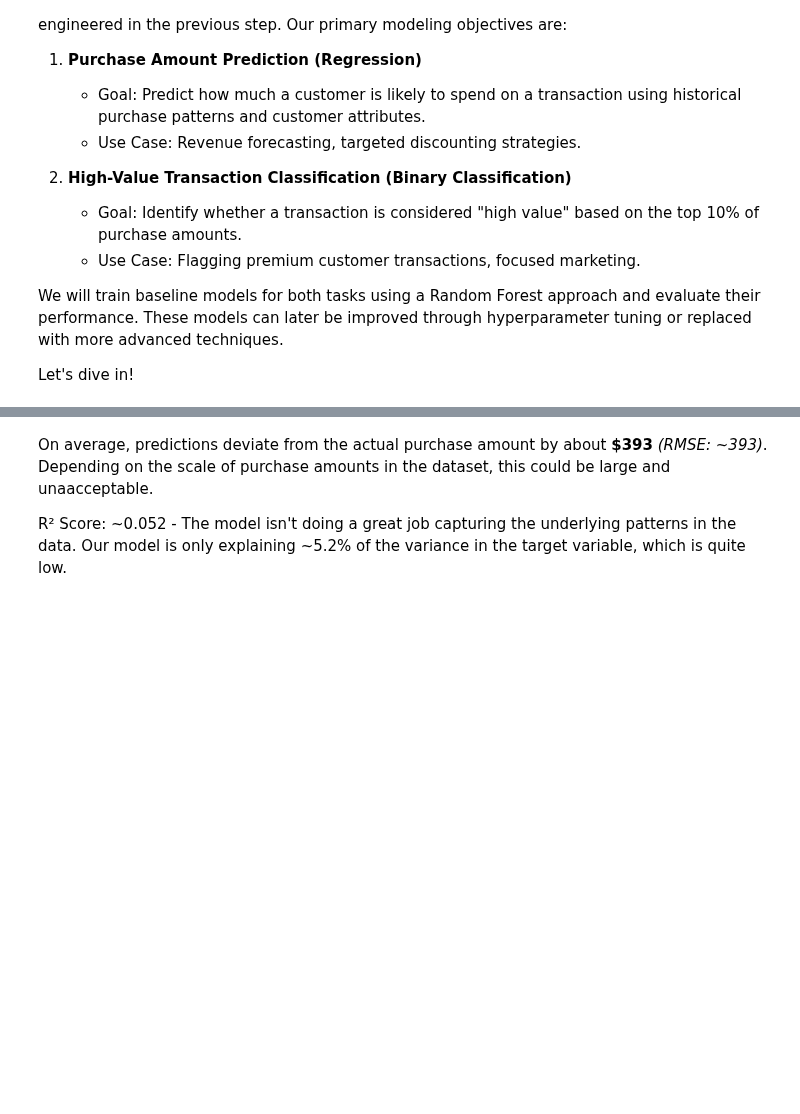
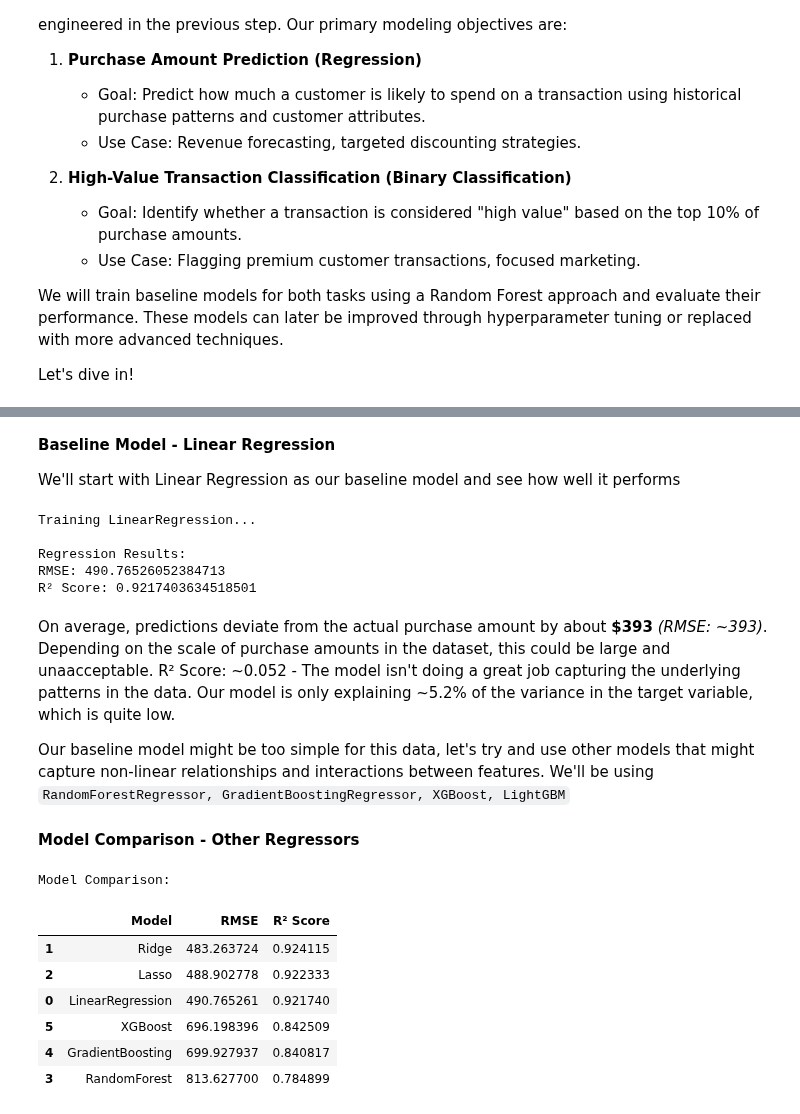
Before and after one commit to mandele1999/fashion-retail-sales, a Jupyter notebook: notebooks/04_modeling.ipynb, the cells around one changed output, grey strips where cells are left out. Drawn from its saved outputs; the diff is of its cells as text; code cells hidden in the pictures; blank space fills up the shorter version.

```diff
--- a/notebooks/04_modeling.ipynb
+++ b/notebooks/04_modeling.ipynb
@@ -87,4 +94,68 @@ R² Score: 0.05188600844521907
+# %% [markdown]
+**Baseline Model - Linear Regression**
+
+We'll start with Linear Regression as our baseline model and see how well it performs
+# %%
+# --- Baseline Model: Linear Regression ---
+print("\nTraining LinearRegression...")
+reg_model = LinearRegression()
+reg_model.fit(X_train_reg_scaled, y_train_reg)
+
+y_pred_reg = reg_model.predict(X_test_reg_scaled)
+
+print("\nRegression Results:")
+print("RMSE:", np.sqrt(mean_squared_error(y_test_reg, y_pred_reg)))
+print("R² Score:", r2_score(y_test_reg, y_pred_reg))
+# %% [output]
+Training LinearRegression...
+
+Regression Results:
+RMSE: 490.76526052384713
+R² Score: 0.9217403634518501
 # %% [markdown]
-On average, predictions deviate from the actual purchase amount by about **$393** _(RMSE: ~393)_. Depending on the scale of purchase amounts in the dataset, this could be large and unaacceptable.
+On average, predictions deviate from the actual purchase amount by about **$393** _(RMSE: ~393)_. Depending on the scale of purchase amounts in the dataset, this could be large and unaacceptable. R² Score: ~0.052 - The model isn't doing a great job capturing the underlying patterns in the data. Our model is only explaining ~5.2% of the variance in the target variable, which is quite low.
 
-R² Score: ~0.052 - The model isn't doing a great job capturing the underlying patterns in the data. Our model is only explaining ~5.2% of the variance in the target variable, which is quite low.
+Our baseline model might be too simple for this data, let's try and use other models that might capture non-linear relationships and interactions between features. We'll be using `RandomForestRegressor, GradientBoostingRegressor, XGBoost, LightGBM`
+# %% [markdown]
+**Model Comparison - Other Regressors**
+# %%
+# --- Multiple Regressors Comparison ---
+models = {
+    "LinearRegression": LinearRegression(),
+    "Ridge": Ridge(),
+    "Lasso": Lasso(),
+    "RandomForest": RandomForestRegressor(random_state=42),
+    "GradientBoosting": GradientBoostingRegressor(random_state=42),
+    "XGBoost": XGBRegressor(random_state=42, verbosity=0)
+}
+
+results = []
+
+for name, model in models.items():
+    if name in ['RandomForest', 'GradientBoosting', 'XGBoost']:  # Tree models do not need scaling
+        model.fit(X_train_reg, y_train_reg)
+    else:  # Scale features for linear models
+        model.fit(X_train_reg_scaled, y_train_reg)
+
+    y_pred = model.predict(X_test_reg if name in ['RandomForest', 'GradientBoosting', 'XGBoost'] else X_test_reg_scaled)
+    rmse = np.sqrt(mean_squared_error(y_test_reg, y_pred))
+    r2 = r2_score(y_test_reg, y_pred)
+    results.append({
+        "Model": name,
+        "RMSE": rmse,
+        "R² Score": r2
+    })
+
+# Results as DataFrame
+results_df = pd.DataFrame(results).sort_values(by='RMSE')
+print("\nModel Comparison:")
+display(results_df)
+# %% [output]
+Model Comparison:
+|  | Model | RMSE | R² Score |
+| 1 | Ridge | 483.263724 | 0.924115 |
+| 2 | Lasso | 488.902778 | 0.922333 |
+| 0 | LinearRegression | 490.765261 | 0.921740 |
+| 5 | XGBoost | 696.198396 | 0.842509 |
+| 4 | GradientBoosting | 699.927937 | 0.840817 |
+| 3 | RandomForest | 813.627700 | 0.784899 |
```
Also changed, not shown: parts of 24 cells of this notebook.
